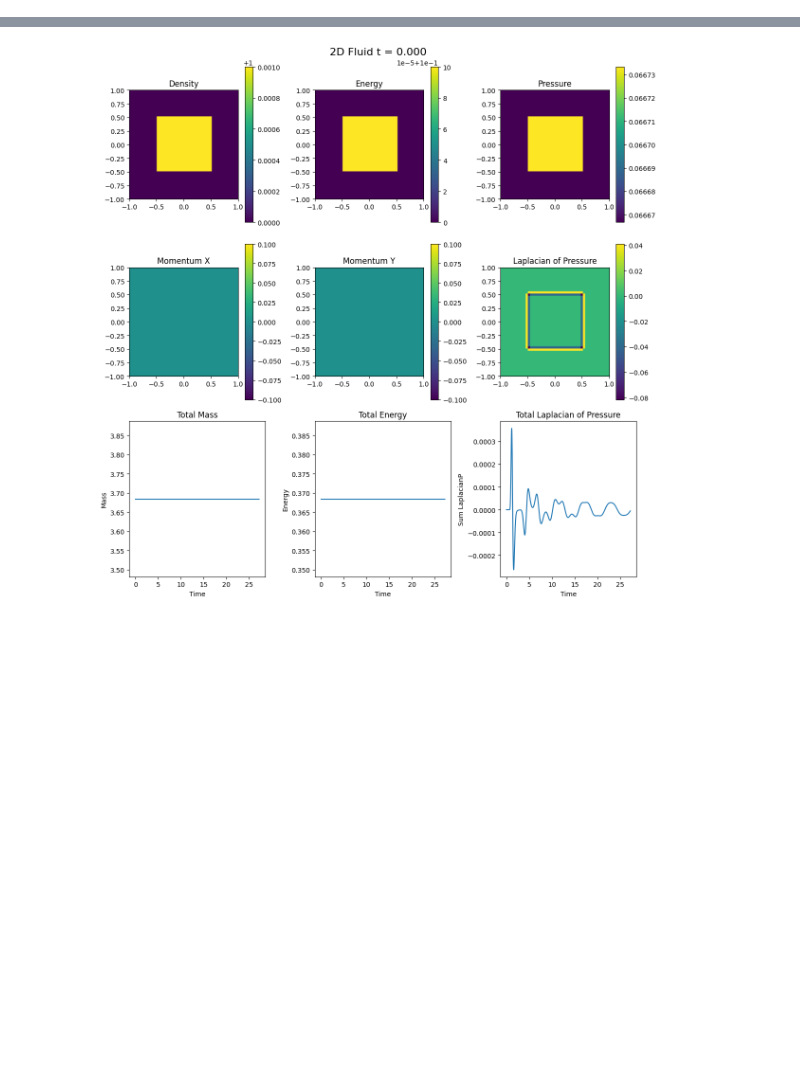
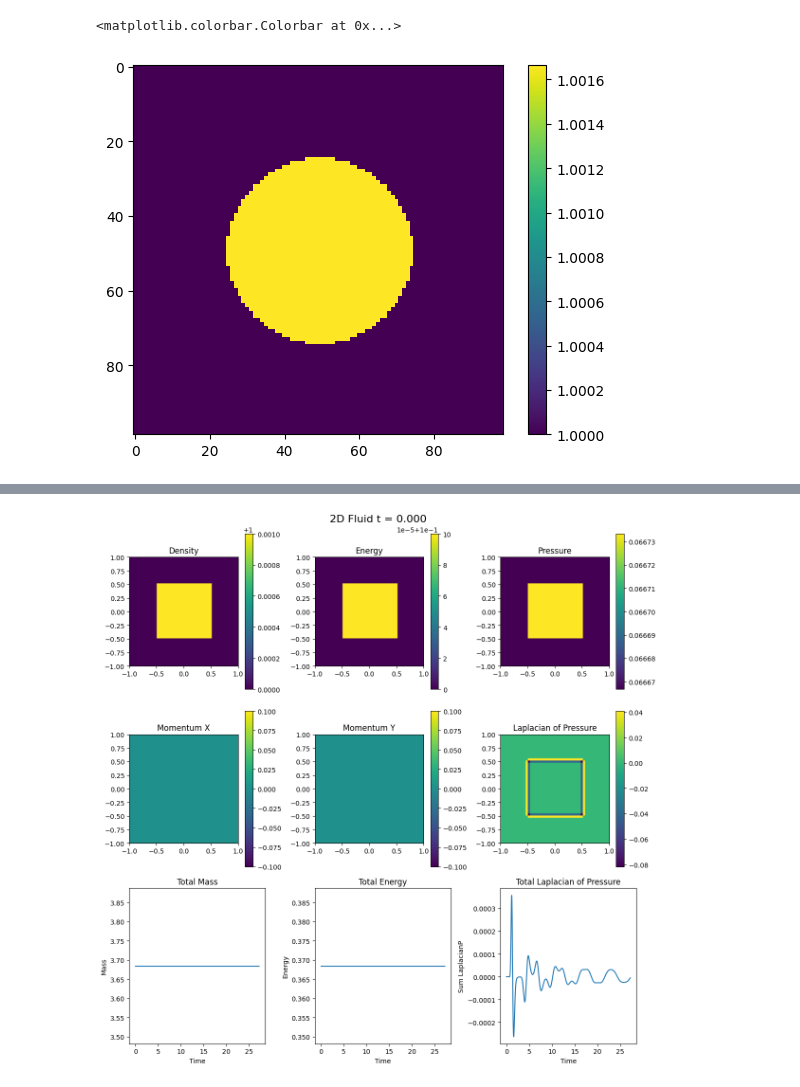
Before and after one commit to Jimbo-Coder/PyFluid, a Jupyter notebook: main.ipynb, the cells around one changed output, grey strips where cells are left out. Cells and saved outputs as stored; diff of their text form; code cells hidden in the pictures; blank space fills up the shorter version.

```diff
--- a/main.ipynb
+++ b/main.ipynb
@@ -291,0 +289,12 @@ print(f'{state.dts.mean():.5f}')
+# %%
+cs0 = np.sqrt(state.gamma * state.presb / state.rhob);
+rmask = (state.rg <= 0.5) & state.imask
+state.pressure = np.zeros_like(state.xg)
+state.pressure += state.presb;
+state.pressure[rmask] += state.rhoamp * state.cs0**2;
+energy0= (state.pressure)*(1/state.gamma-1) + 0.5*safe_divide(np.linalg.norm(state.momentum, axis=0)**2,state.rho);
+plt.imshow(state.pressure)
+plt.colorbar()
+# %% [output]
+<matplotlib.colorbar.Colorbar at 0x...>
+[figure, added]
```
Also changed, not shown: parts of 3 cells of this notebook.
